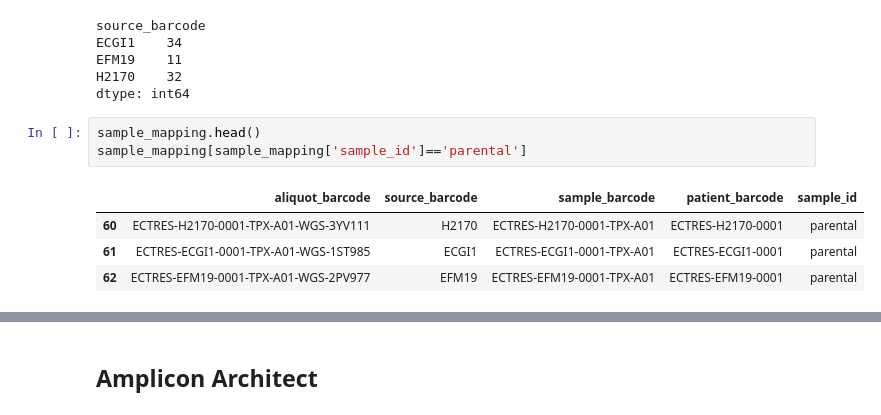
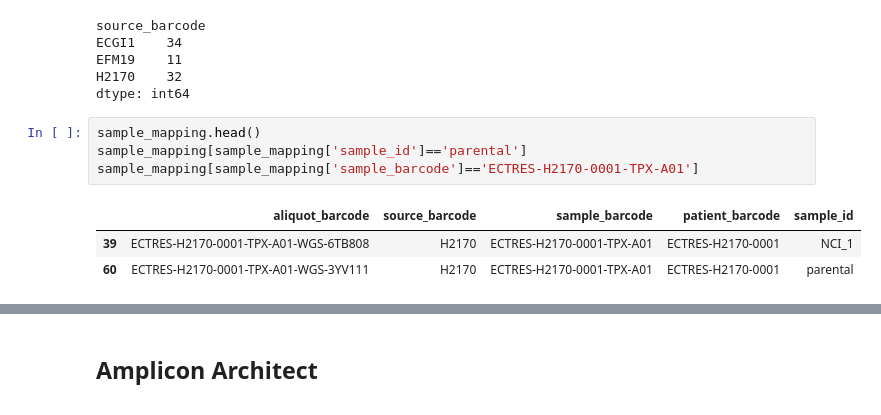
Before and after one commit to JiwonShon/ECTRES, a Jupyter notebook: ECTRES_summay_aaSuite_downsample_analysis.ipynb, the cells around one changed output, grey strips where cells are left out. Saved outputs shown, nothing was run; the diff lists cells and outputs as text.

```diff
--- a/ECTRES_summay_aaSuite_downsample_analysis.ipynb
+++ b/ECTRES_summay_aaSuite_downsample_analysis.ipynb
@@ -76,8 +76,8 @@ dtype: int64
 # %%
 sample_mapping.head()
 sample_mapping[sample_mapping['sample_id']=='parental']
+sample_mapping[sample_mapping['sample_barcode']=='ECTRES-H2170-0001-TPX-A01']
 # %% [output]
 |  | aliquot_barcode | source_barcode | sample_barcode | patient_barcode | sample_id |
+| 39 | ECTRES-H2170-0001-TPX-A01-WGS-6TB808 | H2170 | ECTRES-H2170-0001-TPX-A01 | ECTRES-H2170-0001 | NCI_1 |
 | 60 | ECTRES-H2170-0001-TPX-A01-WGS-3YV111 | H2170 | ECTRES-H2170-0001-TPX-A01 | ECTRES-H2170-0001 | parental |
-| 61 | ECTRES-ECGI1-0001-TPX-A01-WGS-1ST985 | ECGI1 | ECTRES-ECGI1-0001-TPX-A01 | ECTRES-ECGI1-0001 | parental |
-| 62 | ECTRES-EFM19-0001-TPX-A01-WGS-2PV977 | EFM19 | ECTRES-EFM19-0001-TPX-A01 | ECTRES-EFM19-0001 | parental |
```
Also changed, not shown: parts of 5 cells of this notebook, 5 other files.
